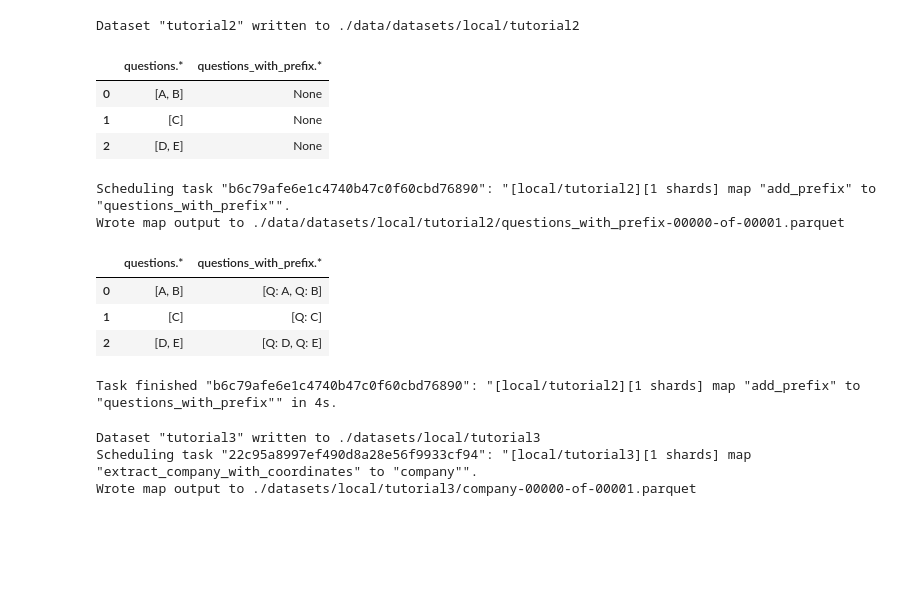
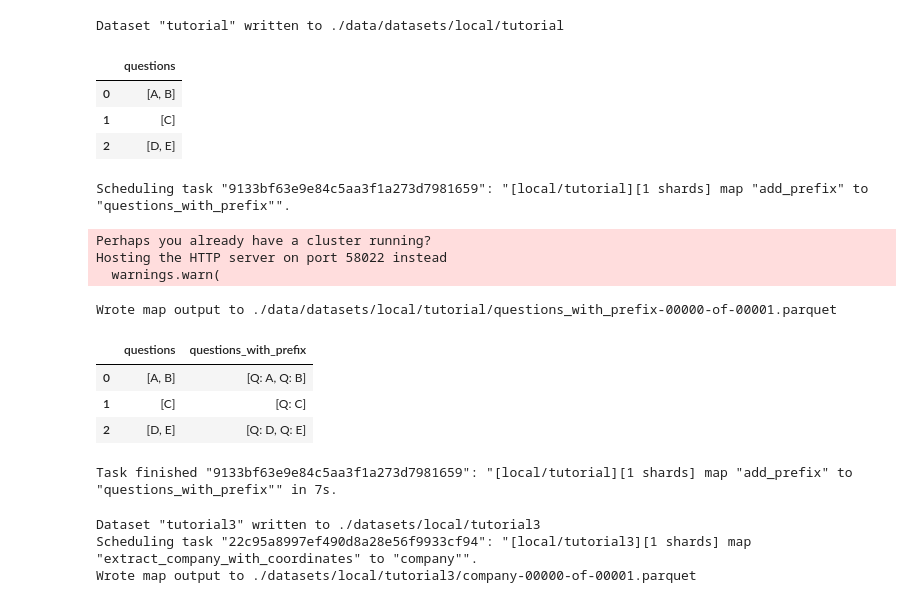
Before and after one commit to databricks/lilac, a Jupyter notebook: notebooks/Map.ipynb, the cells around one changed output. Drawn from its saved outputs; the diff is of its cells as text; code cells hidden in the pictures; blank space fills up the shorter version.

```diff
--- a/notebooks/Map.ipynb
+++ b/notebooks/Map.ipynb
@@ -1,26 +38,19 @@
 # %%
 import lilac as ll
-
-ll.set_project_dir('./data')
 
 items = [
   {'questions': ['A', 'B']},
   {'questions': ['C']},
   {'questions': ['D', 'E']},
 ]
-config = ll.DatasetConfig(
-  namespace='local',
-  name='tutorial2',
-  source=ll.DictSource(items),
-)
-dataset = ll.create_dataset(config, overwrite=True)
+dataset = ll.from_dicts('local', 'tutorial', items, overwrite=True)
 dataset.to_pandas()
 # %% [output]
-Dataset "tutorial2" written to ./data/datasets/local/tutorial2
+Dataset "tutorial" written to ./data/datasets/local/tutorial
-|  | questions.* | questions_with_prefix.* |
-| 0 | [A, B] | None |
-| 1 | [C] | None |
-| 2 | [D, E] | None |
+|  | questions |
+| 0 | [A, B] |
+| 1 | [C] |
+| 2 | [D, E] |
 # %%
 import lilac as ll
 
@@ -31,19 +61,22 @@ def add_prefix(question):
   return 'Q: ' + question
 
 
-dataset = ll.get_dataset('local', 'tutorial2')
+dataset = ll.get_dataset('local', 'tutorial')
 dataset.map(
   add_prefix, input_path=('questions', '*'), output_column='questions_with_prefix', overwrite=True
 )
 dataset.to_pandas()
 # %% [output]
-Scheduling task "b6c79afe6e1c4740b47c0f60cbd76890": "[local/tutorial2][1 shards] map "add_prefix" to "questions_with_prefix"".
-Wrote map output to ./data/datasets/local/tutorial2/questions_with_prefix-00000-of-00001.parquet
+Scheduling task "9133bf63e9e84c5aa3f1a273d7981659": "[local/tutorial][1 shards] map "add_prefix" to "questions_with_prefix"".
+Perhaps you already have a cluster running?
+Hosting the HTTP server on port 58022 instead
+  warnings.warn(
+Wrote map output to ./data/datasets/local/tutorial/questions_with_prefix-00000-of-00001.parquet
-|  | questions.* | questions_with_prefix.* |
+|  | questions | questions_with_prefix |
 | 0 | [A, B] | [Q: A, Q: B] |
 | 1 | [C] | [Q: C] |
 | 2 | [D, E] | [Q: D, Q: E] |
-Task finished "b6c79afe6e1c4740b47c0f60cbd76890": "[local/tutorial2][1 shards] map "add_prefix" to "questions_with_prefix"" in 4s.
+Task finished "9133bf63e9e84c5aa3f1a273d7981659": "[local/tutorial][1 shards] map "add_prefix" to "questions_with_prefix"" in 7s.
 # %%
 import lilac as ll
 
```
Also changed, not shown: parts of 7 cells of this notebook, 6 other files.
